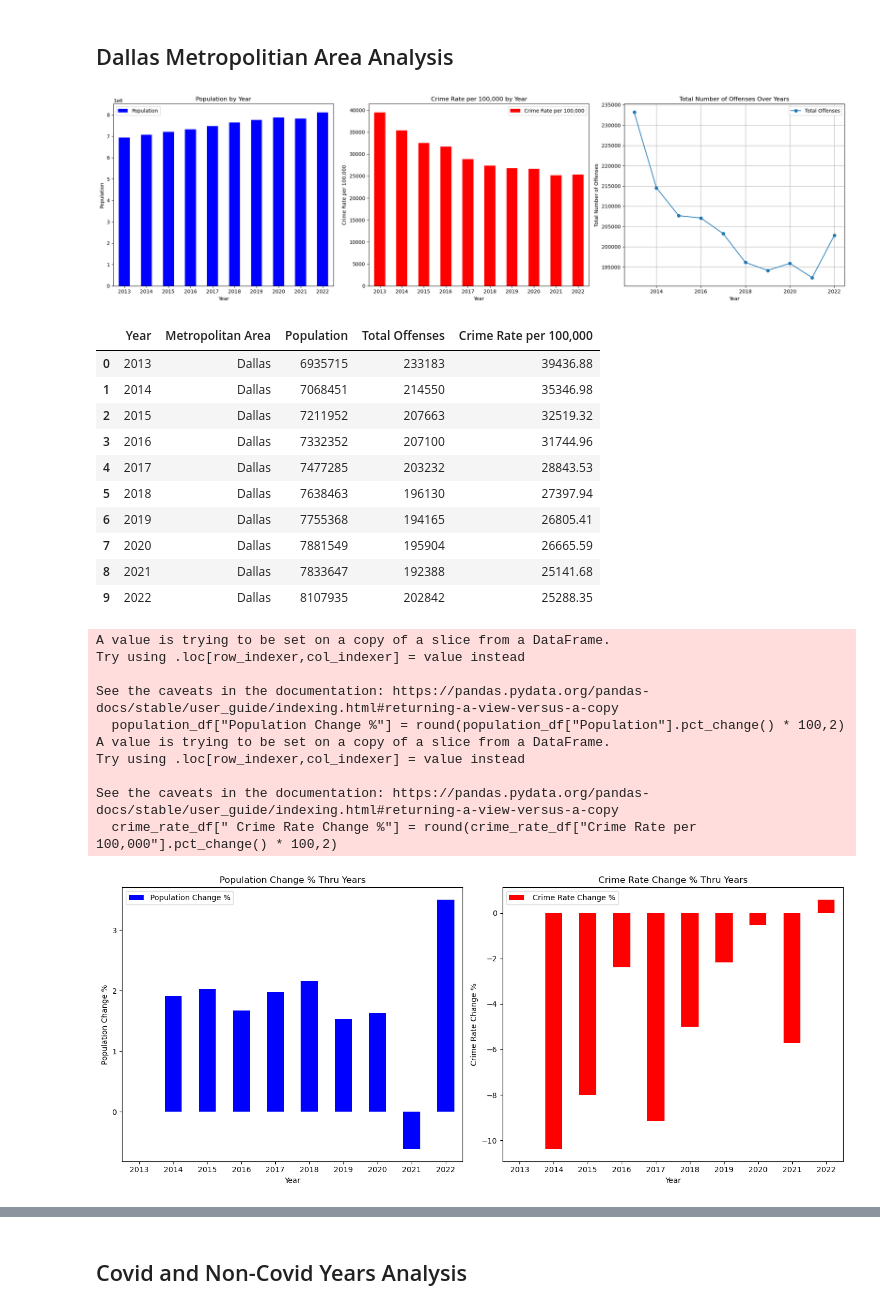
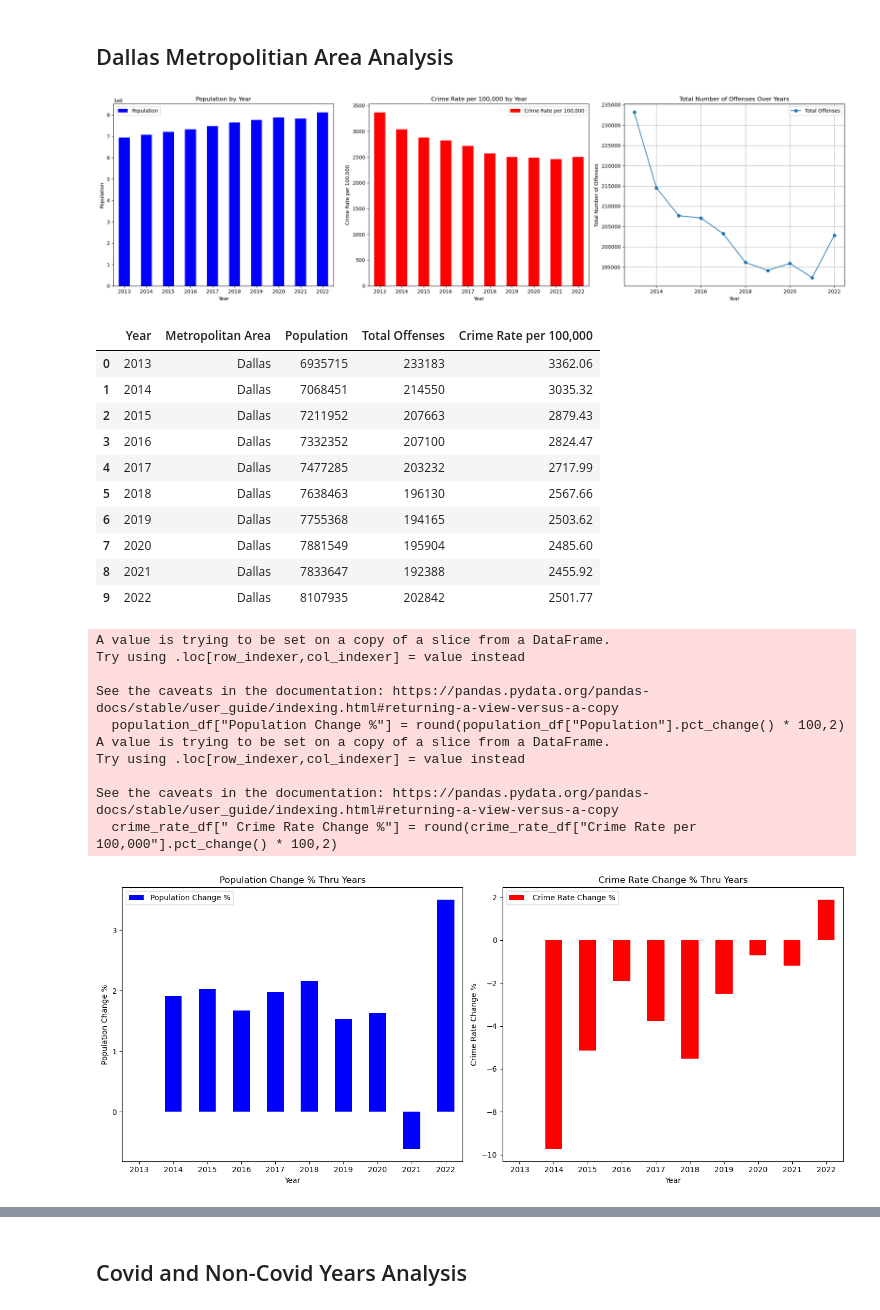
Before and after one commit to sunnimae/project-one, a Jupyter notebook: victor doan.ipynb, the cells around one changed output, grey strips where cells are left out. Drawn from its saved outputs; the diff is of its cells as text; code cells hidden in the pictures.

```diff
--- a/victor doan.ipynb
+++ b/victor doan.ipynb
@@ -104,39 +104,39 @@ all_outliers
 metropolitan_df= data_df.groupby(["Year", "Metropolitan Area"]).agg({
    "Population": "sum",
     "Total Offenses":"sum",
-    "Crime Rate per 100,000": "sum"
-}).reset_index()
+    }).reset_index()
+metropolitan_df['Crime Rate per 100,000'] = (metropolitan_df["Total Offenses"] / metropolitan_df["Population"] * 100000).round(2)
 
 population_df = metropolitan_df[["Year", "Population"]]
 crime_rate_df=metropolitan_df[["Year", "Crime Rate per 100,000"]]
 
 # Create a figure with two subplots
 fig, (ax1, ax2, ax3) = plt.subplots(nrows=1, ncols=3, figsize=(21, 6))
 
 # Plot Population data
 population_df.plot(kind='bar', x='Year', y='Population', ax=ax1, color='blue', title='Population by Year')
 ax1.set_xlabel('Year')
 ax1.set_ylabel('Population')
 ax1.set_xticklabels(population_df['Year'], rotation=0)
 
 # Plot Crime Rate data
 crime_rate_df.plot(kind='bar', x='Year', y='Crime Rate per 100,000', ax=ax2, color='red', title='Crime Rate per 100,000 by Year')
 ax2.set_xlabel('Year')
 ax2.set_ylabel('Crime Rate per 100,000')
 ax2.set_xticklabels(crime_rate_df['Year'], rotation=0)
 
 # Plot Population versus Total Offenses over Years
 metropolitan_df.plot(kind='line', x='Year', y='Total Offenses', marker='o', ax=ax3)
 ax3.set_title('Total Number of Offenses Over Years')
 ax3.set_xlabel('Year')
 ax3.set_ylabel('Total Number of Offenses')
 ax3.grid(True)
 
 # Show the plot
 plt.tight_layout()
 plt.show()
 # %% [output]
-[figure, old version]
+[figure, new version]
 # %%
 #Create the graph for Population over Total Offenses over Years
 # %%
@@ -144,16 +144,16 @@ plt.show()
 metropolitan_df
 # %% [output]
 |  | Year | Metropolitan Area | Population | Total Offenses | Crime Rate per 100,000 |
-| 0 | 2013 | Dallas | 6935715 | 233183 | 39436.88 |
-| 1 | 2014 | Dallas | 7068451 | 214550 | 35346.98 |
-| 2 | 2015 | Dallas | 7211952 | 207663 | 32519.32 |
-| 3 | 2016 | Dallas | 7332352 | 207100 | 31744.96 |
-| 4 | 2017 | Dallas | 7477285 | 203232 | 28843.53 |
-| 5 | 2018 | Dallas | 7638463 | 196130 | 27397.94 |
-| 6 | 2019 | Dallas | 7755368 | 194165 | 26805.41 |
-| 7 | 2020 | Dallas | 7881549 | 195904 | 26665.59 |
-| 8 | 2021 | Dallas | 7833647 | 192388 | 25141.68 |
-| 9 | 2022 | Dallas | 8107935 | 202842 | 25288.35 |
+| 0 | 2013 | Dallas | 6935715 | 233183 | 3362.06 |
+| 1 | 2014 | Dallas | 7068451 | 214550 | 3035.32 |
+| 2 | 2015 | Dallas | 7211952 | 207663 | 2879.43 |
+| 3 | 2016 | Dallas | 7332352 | 207100 | 2824.47 |
+| 4 | 2017 | Dallas | 7477285 | 203232 | 2717.99 |
+| 5 | 2018 | Dallas | 7638463 | 196130 | 2567.66 |
+| 6 | 2019 | Dallas | 7755368 | 194165 | 2503.62 |
+| 7 | 2020 | Dallas | 7881549 | 195904 | 2485.60 |
+| 8 | 2021 | Dallas | 7833647 | 192388 | 2455.92 |
+| 9 | 2022 | Dallas | 8107935 | 202842 | 2501.77 |
 # %%
 # Calculate the population and crime rate change of the metropolitan city over 10 years
 population_df["Population Change %"] = round(population_df["Population"].pct_change() * 100,2)
@@ -189,7 +189,7 @@ Try using .loc[row_indexer,col_indexer] = value instead
 
 See the caveats in the documentation: https://pandas.pydata.org/pandas-docs/stable/user_guide/indexing.html#returning-a-view-versus-a-copy
   crime_rate_df[" Crime Rate Change %"] = round(crime_rate_df["Crime Rate per 100,000"].pct_change() * 100,2)
-[figure, old version]
+[figure, new version]
 # %%
 #Regression Analysis btw the Population Change vs Crime Rate Change
 x_values=population_df["Population Change %"].dropna()
```
Also changed, not shown: parts of 4 cells of this notebook, 1 other file.
